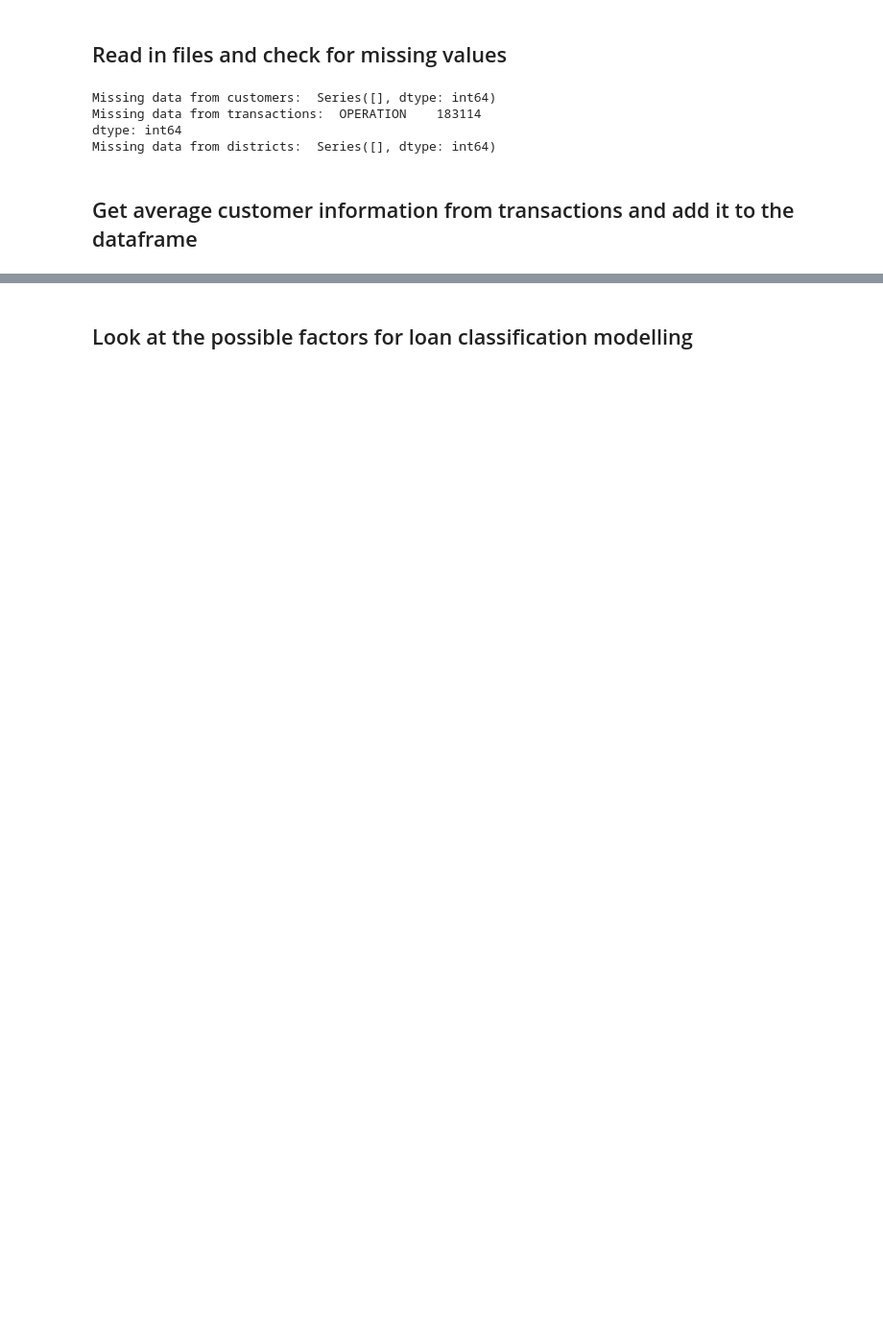
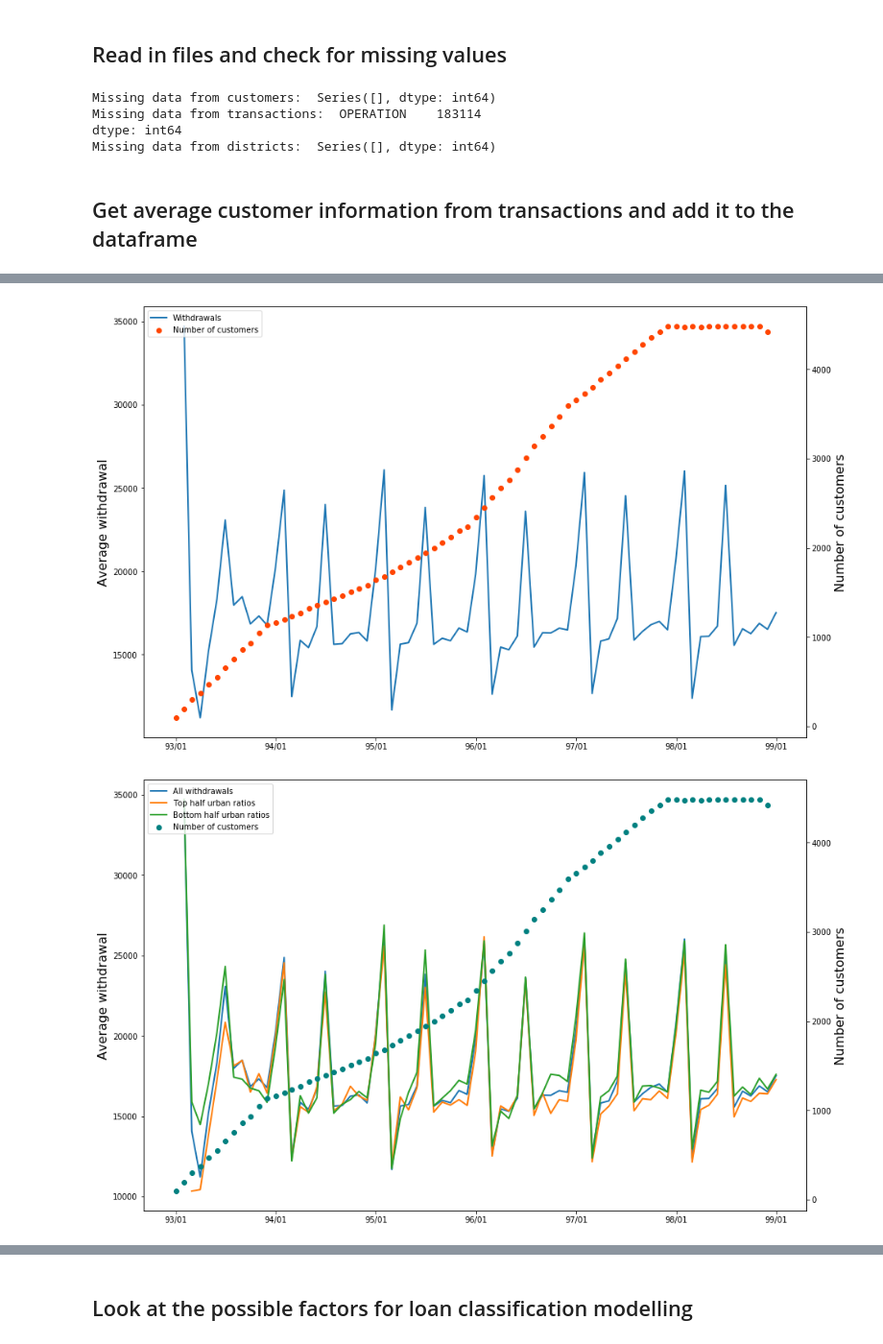
Before and after one commit to astkholl/seb_data_challenge, a Jupyter notebook: seb_dc_final.ipynb, the cells around one changed output, grey strips where cells are left out. Shown at 96% size. Drawn from its saved outputs; the diff is of its cells as text; code cells hidden in the pictures; blank space fills up the shorter version.

```diff
--- a/seb_dc_final.ipynb
+++ b/seb_dc_final.ipynb
@@ -63,31 +124,76 @@ Average number of transactions per customer =  234.737777778
 # %%
 #calculate the average monthly spend (withdrawal) over all customers
 
-total_trans = transactions.groupby(['YEARMONTH','ACCOUNT_ID','TYPE'], as_index=False)['AMOUNT'].sum()
+transactions['DISTRICT_ID'] = transactions['ACCOUNT_ID'].map(customers['DISTRICT_ID'])
+total_trans = transactions.groupby(['YEARMONTH','ACCOUNT_ID','TYPE','DISTRICT_ID'], as_index=False)['AMOUNT'].sum()
 total_spending = total_trans[total_trans['TYPE'] == 'WITHDRAWAL']
 
-index = pd.DatetimeIndex(withdrawals['YEARMONTH'])
+index = pd.DatetimeIndex(total_spending['YEARMONTH'])
 
-withdrawals_monthly = pd.Series(withdrawals['AMOUNT'].values, index=index)
-num_count = withdrawals['YEARMONTH'].value_counts()
+spending_series = pd.Series(total_spending['AMOUNT'].values, index=index)
+num_trans = total_spending['YEARMONTH'].value_counts()
 
-withdrawals_monthly = withdrawals_monthly.resample("M").mean()
+total_customers = transactions.groupby('YEARMONTH')['ACCOUNT_ID'].nunique()
+monthly_spending = spending_series.resample("M").mean()
 
 #set matplotlib formatting for dates
 
 myFmt = DateFormatter("%y/%m")
 
 fig = plt.figure(figsize = (15,10))
 ax1 = fig.add_subplot(111)
-line = ax1.plot(withdrawals_monthly,linewidth=2,label='Withdrawals')
+line = ax1.plot(monthly_spending,linewidth=2,label='Withdrawals')
 ax1.set_ylabel('Average withdrawal',fontsize=16)
 
 ax2 = ax1.twinx()
-scatter = ax2.scatter(num_count.index,num_count.values, color='orangered',label='Number of withdrawals')
-ax2.set_ylabel('Number of withdrawals',fontsize=16)
+#scatter = ax2.scatter(num_trans.index,num_trans.values, color='orangered',label='Number of withdrawals')
+scatter = ax2.scatter(total_customers.index,total_customers.values, color='orangered',label='Number of customers')
+
+ax2.set_ylabel('Number of customers',fontsize=16)
 
 h1, l1 = ax1.get_legend_handles_labels()
 h2, l2 = ax2.get_legend_handles_labels()
 ax1.legend(h1+h2, l1+l2, loc=2)
 
 ax1.xaxis.set_major_formatter(myFmt)
+
+#select districts based on urban inhabitants
+
+urban_districts = districts.groupby('URBAN_RATIO',as_index=False)['DISTRICT_ID'].mean()
+half_districts = int(len(districts.index)/2)
+non_urban = urban_districts['DISTRICT_ID'][0:half_districts]
+urban = urban_districts['DISTRICT_ID'][half_districts:]
+
+urban_total = total_trans[(total_trans['TYPE'] == 'WITHDRAWAL') & (total_trans['DISTRICT_ID'].isin(urban))]
+urban_index = pd.DatetimeIndex(urban_total['YEARMONTH'])
+urban_series = pd.Series(urban_total['AMOUNT'].values, index=urban_index)
+urban_spending = urban_series.resample("M").mean()
+
+nurban_total = total_trans[(total_trans['TYPE'] == 'WITHDRAWAL') & (total_trans['DISTRICT_ID'].isin(non_urban))]
+nurban_index = pd.DatetimeIndex(nurban_total['YEARMONTH'])
+nurban_series = pd.Series(nurban_total['AMOUNT'].values, index=nurban_index)
+nurban_spending = nurban_series.resample("M").mean()
+
+
+fig = plt.figure(figsize = (15,10))
+ax1 = fig.add_subplot(111)
+line = ax1.plot(monthly_spending,linewidth=2,label='All withdrawals')
+line2 = ax1.plot(urban_spending,linewidth=2,label='Top half urban ratios')
+line3 = ax1.plot(nurban_spending,linewidth=2,label='Bottom half urban ratios')
+ax1.set_ylabel('Average withdrawal',fontsize=16)
+
+ax2 = ax1.twinx()
+scatter = ax2.scatter(total_customers.index,total_customers.values, color='teal',label='Number of customers')
+
+ax2.set_ylabel('Number of customers',fontsize=16)
+
+h1, l1 = ax1.get_legend_handles_labels()
+h2, l2 = ax2.get_legend_handles_labels()
+ax1.legend(h1+h2, l1+l2, loc=2)
+
+ax1.xaxis.set_major_formatter(myFmt)
+
+plt.savefig('urban_nonurban_spending.png',bbox_inches='tight')
+# %% [output]
+[figure, added]
+[figure, added]
```
Also changed, not shown: parts of 20 cells of this notebook.
